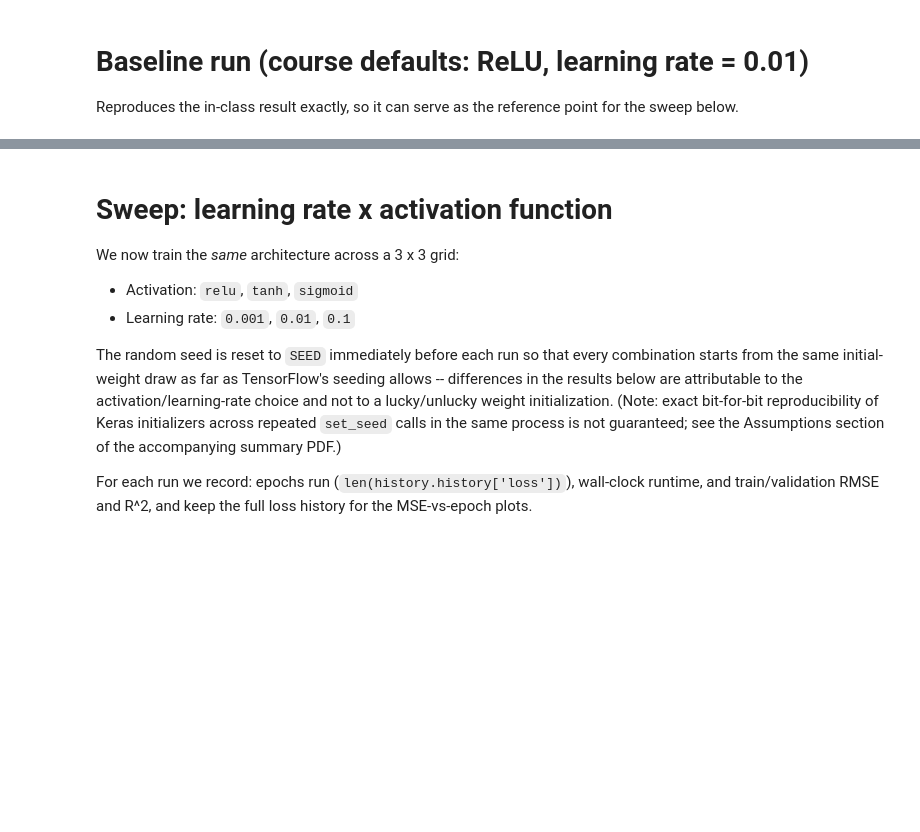
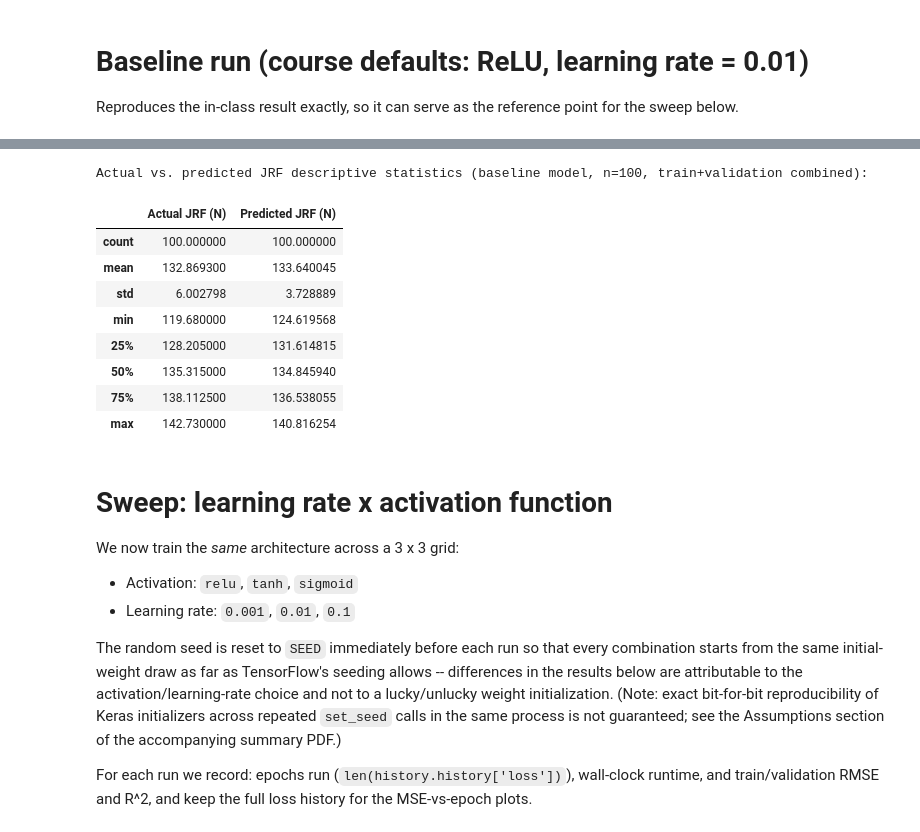
Before and after one commit to rgmcghee2-alt/BME5650, a Jupyter notebook: HW4_Task3_MLP_LearningRate_Activation.ipynb, the cells around one changed output, grey strips where cells are left out. Drawn from its saved outputs; the diff is of its cells as text; code cells hidden in the pictures; blank space fills up the shorter version.

```diff
--- a/HW4_Task3_MLP_LearningRate_Activation.ipynb
+++ b/HW4_Task3_MLP_LearningRate_Activation.ipynb
@@ -248,3 +257,24 @@ Val (MLP)     MAE: 1.64  RMSE: 2.17  R2: -0.175
+# %%
+actual_all = np.concatenate([data["y_train"], data["y_val"]])
+pred_all = np.concatenate([y_pred_train, y_pred_val])
+
+actual_vs_pred_stats = pd.DataFrame({
+    "Actual JRF (N)": pd.Series(actual_all).describe(),
+    "Predicted JRF (N)": pd.Series(pred_all).describe(),
+})
+print("Actual vs. predicted JRF descriptive statistics (baseline model, n=100, train+validation combined):")
+actual_vs_pred_stats
+# %% [output]
+Actual vs. predicted JRF descriptive statistics (baseline model, n=100, train+validation combined):
+|  | Actual JRF (N) | Predicted JRF (N) |
+| count | 100.000000 | 100.000000 |
+| mean | 132.869300 | 133.640045 |
+| std | 6.002798 | 3.728889 |
+| min | 119.680000 | 124.619568 |
+| 25% | 128.205000 | 131.614815 |
+| 50% | 135.315000 | 134.845940 |
+| 75% | 138.112500 | 136.538055 |
+| max | 142.730000 | 140.816254 |
 # %% [markdown]
 # Sweep: learning rate x activation function
 
```
Also changed, not shown: parts of 10 cells of this notebook.
